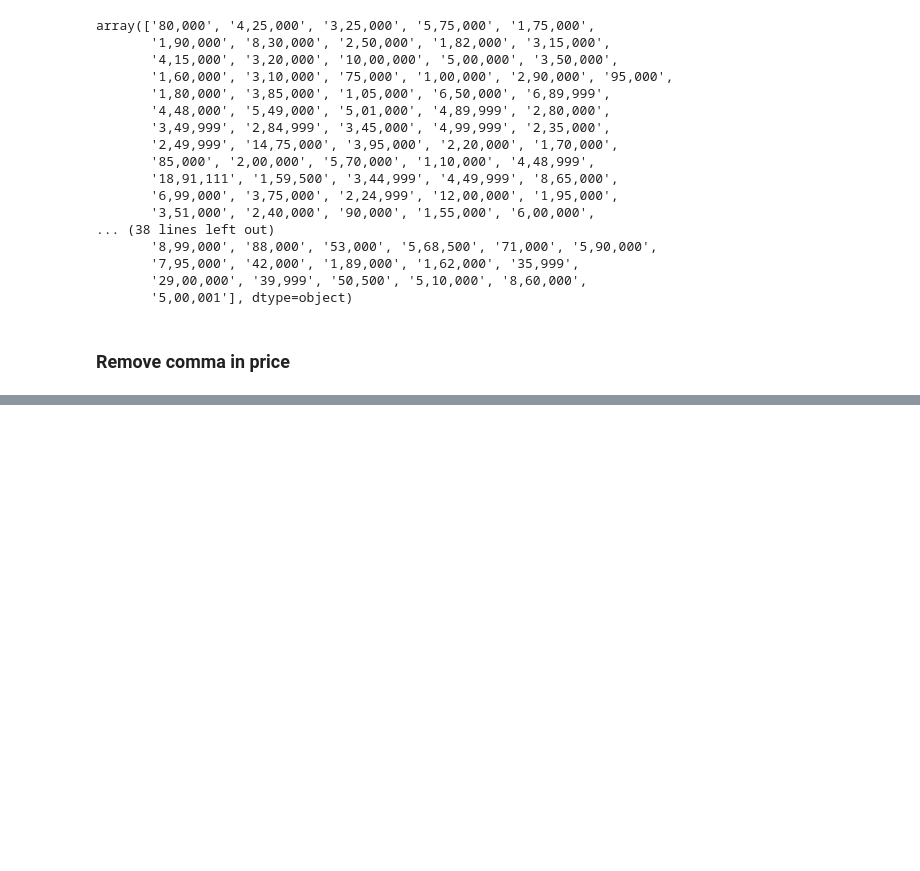
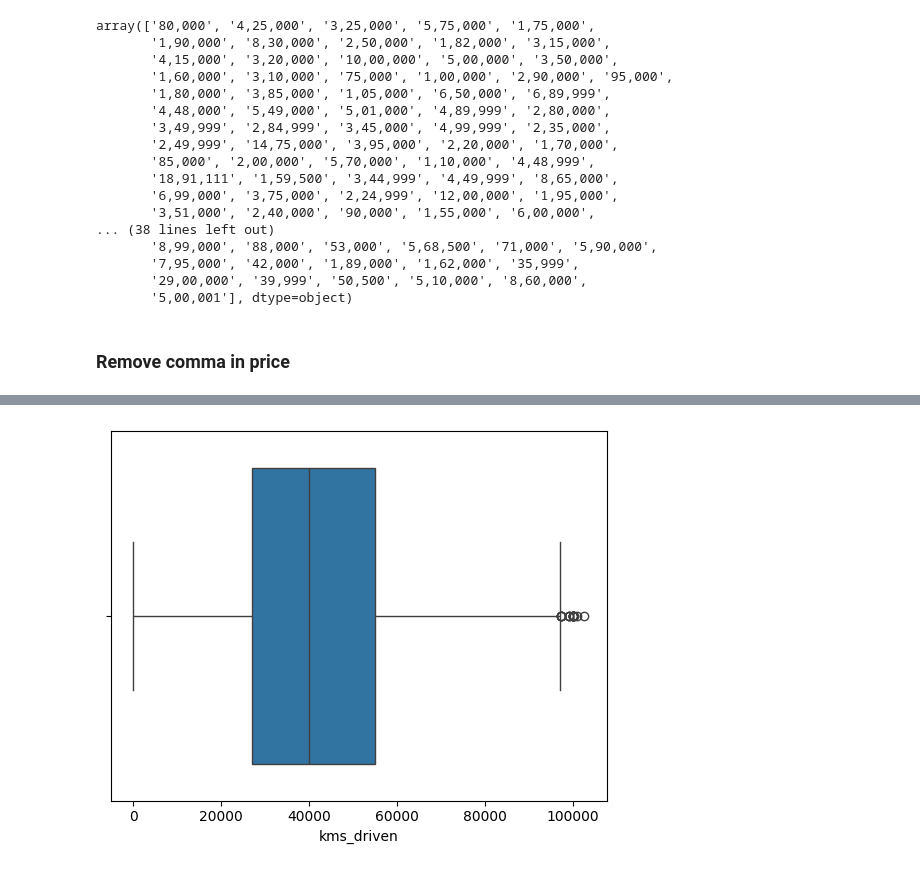
Before and after one commit to CodeWithKaushal/Car-Price-Predictor-Project-Linear-Regression, a Jupyter notebook: main.ipynb, the cells around one changed output, grey strips where cells are left out. Cells and saved outputs as stored; diff of their text form; code cells hidden in the pictures; blank space fills up the shorter version.

```diff
--- a/main.ipynb
+++ b/main.ipynb
@@ -176,0 +293,14 @@ Name: Price, Length: 817, dtype: object
+# %%
+Q1=car['Price'].quantile(0.25)
+Q3=car['Price'].quantile(0.75)
+IQR=Q3-Q1
+min_range=Q1-(1.5*IQR)
+max_range=Q3+(1.5*IQR)
+car=car[car['Price']<=max_range]
+# %%
+Q1=car['kms_driven'].quantile(0.25)
+Q3=car['kms_driven'].quantile(0.75)
+IQR=Q3-Q1
+min_range=Q1-(1.5*IQR)
+max_range=Q3+(1.5*IQR)
+car=car[car['kms_driven']<=max_range]
@@ -176,0 +311,2 @@ Name: Price, Length: 817, dtype: object
+# %%
+car=car.reset_index(drop=True)
@@ -176,0 +317,5 @@ Name: Price, Length: 817, dtype: object
+# %%
+sns.boxplot(x="kms_driven",data=car)
+plt.show()
+# %% [output]
+[figure, added]
```
Also changed, not shown: parts of 24 cells of this notebook.
